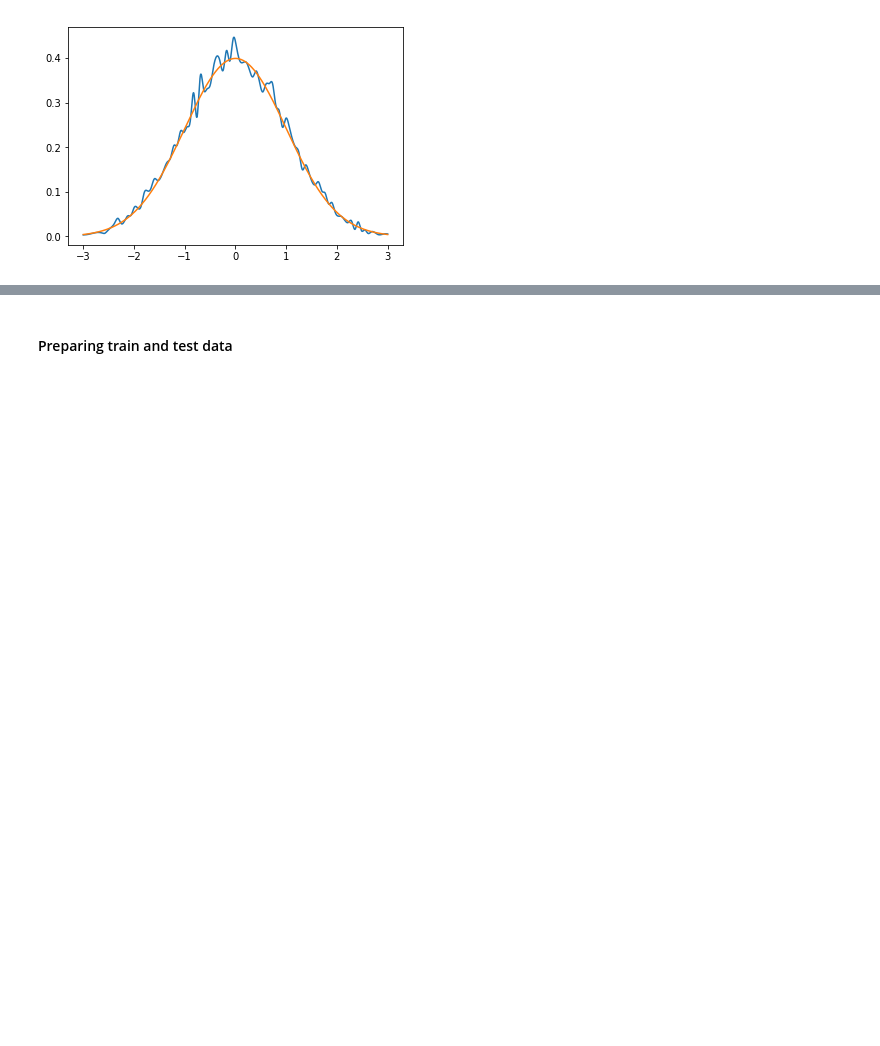
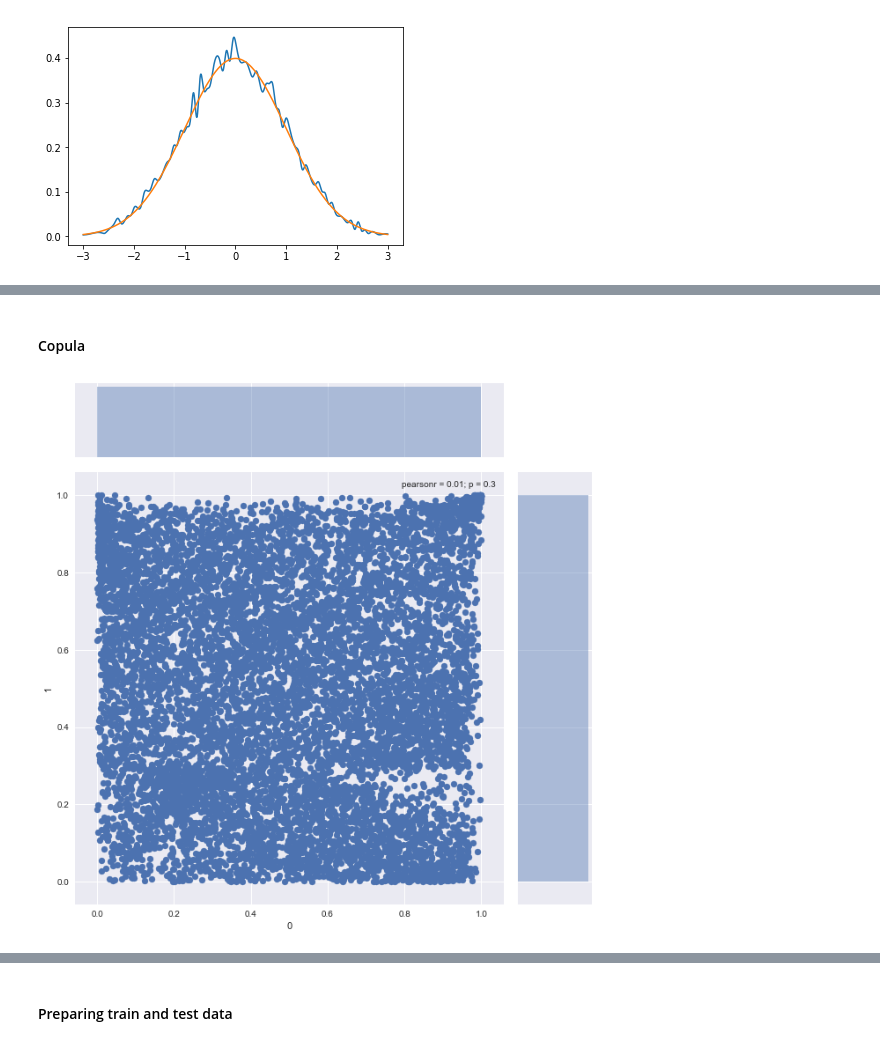
Before and after one commit to javlon/MLP17, a Jupyter notebook: main.ipynb, the cells around one changed output, grey strips where cells are left out. Saved outputs shown, nothing was run; the diff lists cells and outputs as text; code cells hidden in the pictures; blank space fills up the shorter version.

```diff
--- a/main.ipynb
+++ b/main.ipynb
@@ -104,0 +139,8 @@ plotDensity(bad)
+# %% [markdown]
+#### Copula
+# %%
+ranks = sample.rank(method='first', pct=True)
+sns.jointplot(x = 0, y = 1, data = ranks, size = 9)
+plt.show()
+# %% [output]
+[figure, added]
```
Also changed, not shown: parts of 10 cells of this notebook.
